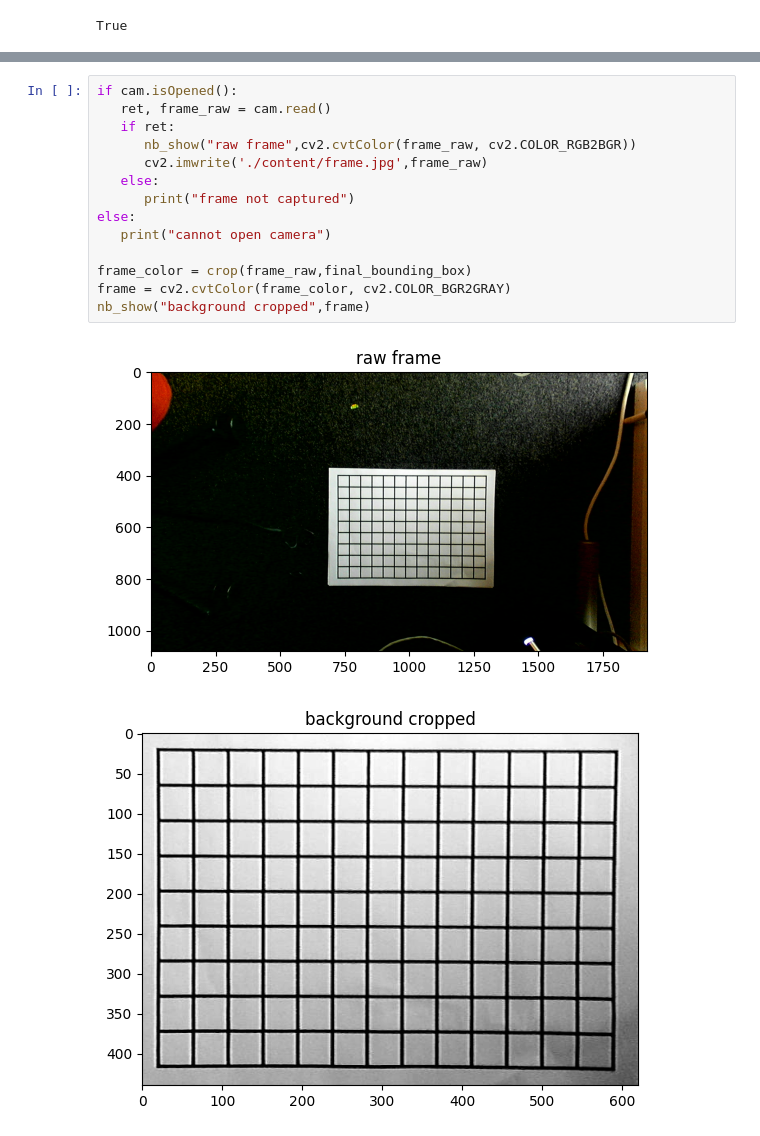
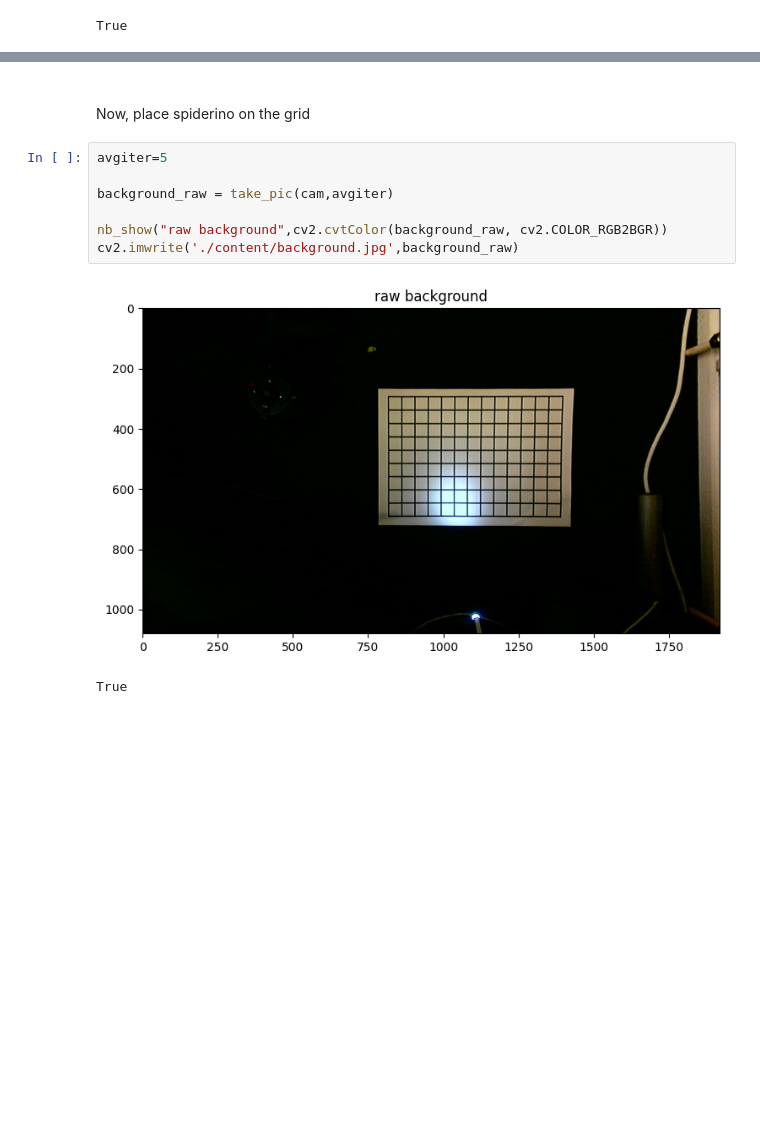
Before and after one commit to EmileBinot/spiderino-sensors-model, a Jupyter notebook: master-script/master-script.ipynb, the cells around one changed output, grey strips where cells are left out. Drawn from its saved outputs; the diff is of its cells as text; blank space fills up the shorter version.

```diff
--- a/master-script/master-script.ipynb
+++ b/master-script/master-script.ipynb
@@ -471,17 +437,13 @@ def azimuth(point1, point2):
-# %%
-if cam.isOpened():
-   ret, frame_raw = cam.read()
-   if ret:
-      nb_show("raw frame",cv2.cvtColor(frame_raw, cv2.COLOR_RGB2BGR))
-      cv2.imwrite('./content/frame.jpg',frame_raw)
-   else:
-      print("frame not captured")
-else:
-   print("cannot open camera")
-
-frame_color = crop(frame_raw,final_bounding_box)
-frame = cv2.cvtColor(frame_color, cv2.COLOR_BGR2GRAY)
-nb_show("background cropped",frame)
-# %% [output]
-[figure, removed]
-[figure, removed]
+# %% [markdown]
+#
+Now, place spiderino on the grid
+# %%
+avgiter=5
+
+background_raw = take_pic(cam,avgiter)
+
+nb_show("raw background",cv2.cvtColor(background_raw, cv2.COLOR_RGB2BGR))
+cv2.imwrite('./content/background.jpg',background_raw)
+# %% [output]
+[figure, added]
+True
```
Also changed, not shown: parts of 19 cells of this notebook, 7 other files.
